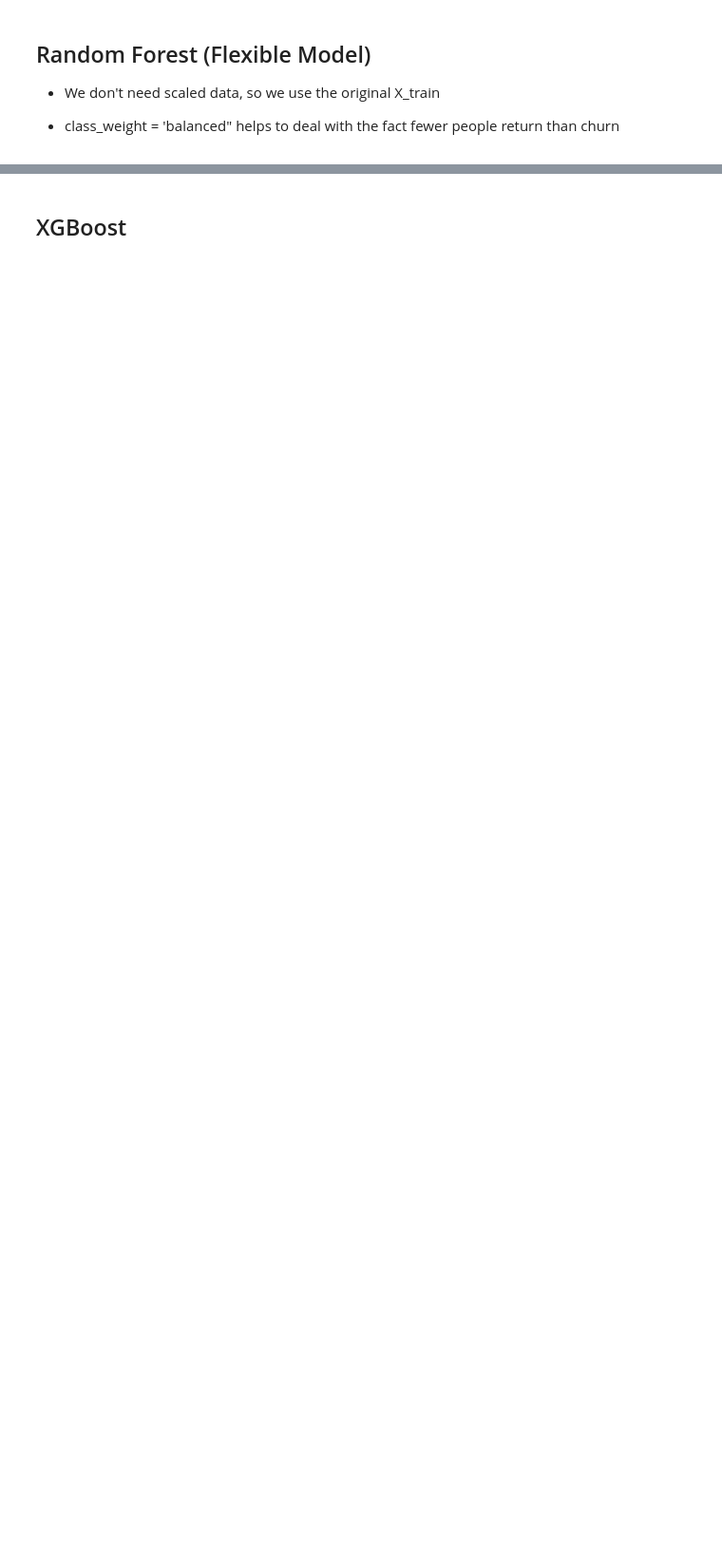
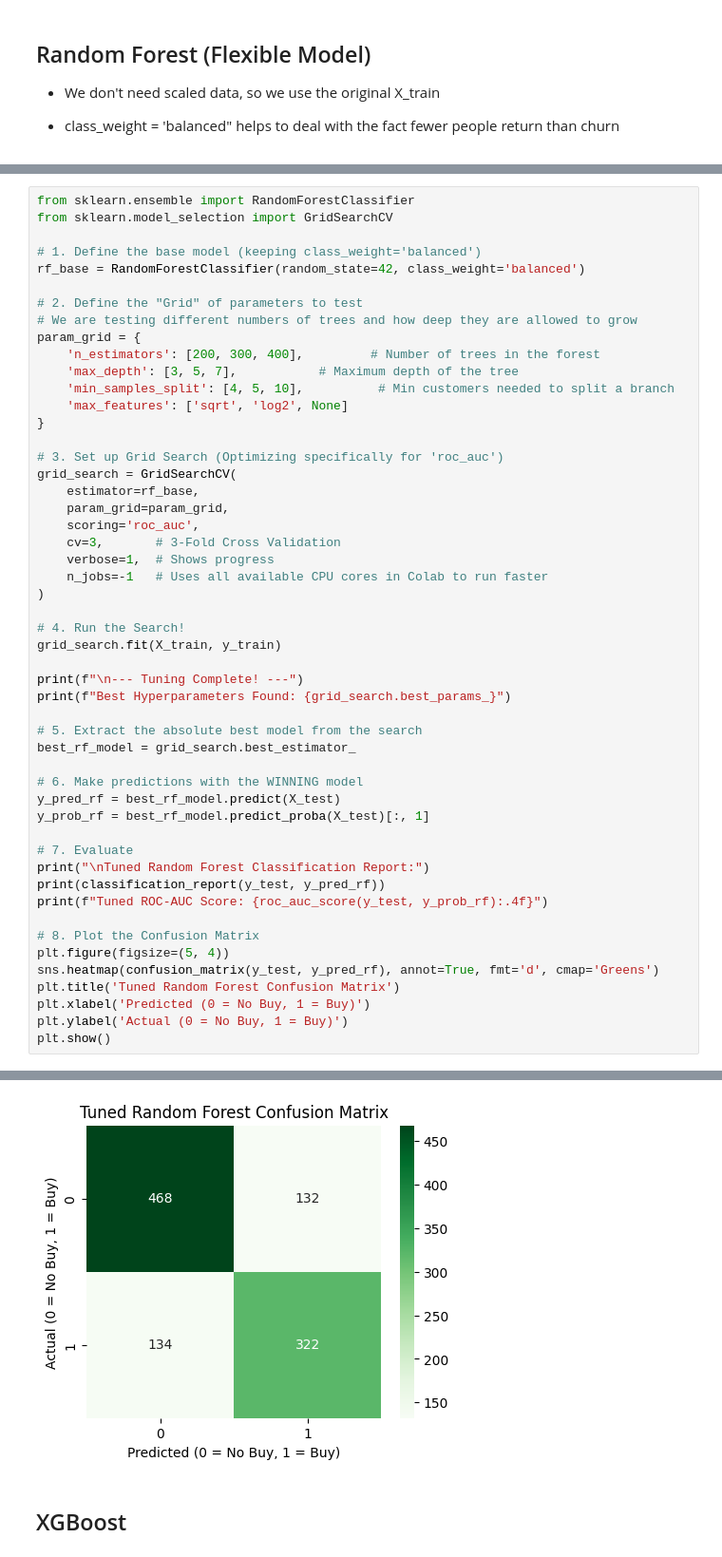
Before and after one commit to xquynhtrinh/STA_141C_Final_Project, a Jupyter notebook: Predictive_Modeling.ipynb, the cells around one changed output, grey strips where cells are left out. Shown at 95% size. Cells and saved outputs as stored; diff of their text form; blank space fills up the shorter version.

```diff
--- a/Predictive_Modeling.ipynb
+++ b/Predictive_Modeling.ipynb
@@ -188,0 +135,52 @@ weighted avg       0.74      0.74      0.74      1056
+# %%
+from sklearn.ensemble import RandomForestClassifier
+from sklearn.model_selection import GridSearchCV
+
+# 1. Define the base model (keeping class_weight='balanced')
+rf_base = RandomForestClassifier(random_state=42, class_weight='balanced')
+
+# 2. Define the "Grid" of parameters to test
+# We are testing different numbers of trees and how deep they are allowed to grow
+param_grid = {
+    'n_estimators': [200, 300, 400],         # Number of trees in the forest
+    'max_depth': [3, 5, 7],           # Maximum depth of the tree
+    'min_samples_split': [4, 5, 10],          # Min customers needed to split a branch
+    'max_features': ['sqrt', 'log2', None]
+}
+
+# 3. Set up Grid Search (Optimizing specifically for 'roc_auc')
+grid_search = GridSearchCV(
+    estimator=rf_base,
+    param_grid=param_grid,
+    scoring='roc_auc',
+    cv=3,       # 3-Fold Cross Validation
+    verbose=1,  # Shows progress
+    n_jobs=-1   # Uses all available CPU cores in Colab to run faster
+)
+
+# 4. Run the Search!
+grid_search.fit(X_train, y_train)
+
+print(f"\n--- Tuning Complete! ---")
+print(f"Best Hyperparameters Found: {grid_search.best_params_}")
+
+# 5. Extract the absolute best model from the search
+best_rf_model = grid_search.best_estimator_
+
+# 6. Make predictions with the WINNING model
+y_pred_rf = best_rf_model.predict(X_test)
+y_prob_rf = best_rf_model.predict_proba(X_test)[:, 1]
+
+# 7. Evaluate
+print("\nTuned Random Forest Classification Report:")
+print(classification_report(y_test, y_pred_rf))
+print(f"Tuned ROC-AUC Score: {roc_auc_score(y_test, y_prob_rf):.4f}")
+
+# 8. Plot the Confusion Matrix
+plt.figure(figsize=(5, 4))
+sns.heatmap(confusion_matrix(y_test, y_pred_rf), annot=True, fmt='d', cmap='Greens')
+plt.title('Tuned Random Forest Confusion Matrix')
+plt.xlabel('Predicted (0 = No Buy, 1 = Buy)')
+plt.ylabel('Actual (0 = No Buy, 1 = Buy)')
+plt.show()
+# %% [output]
@@ -189,2 +203,3 @@ weighted avg       0.74      0.74      0.74      1056
+[figure, added]
 # %% [markdown]
 ## XGBoost
```
Also changed, not shown: parts of 21 cells of this notebook.
